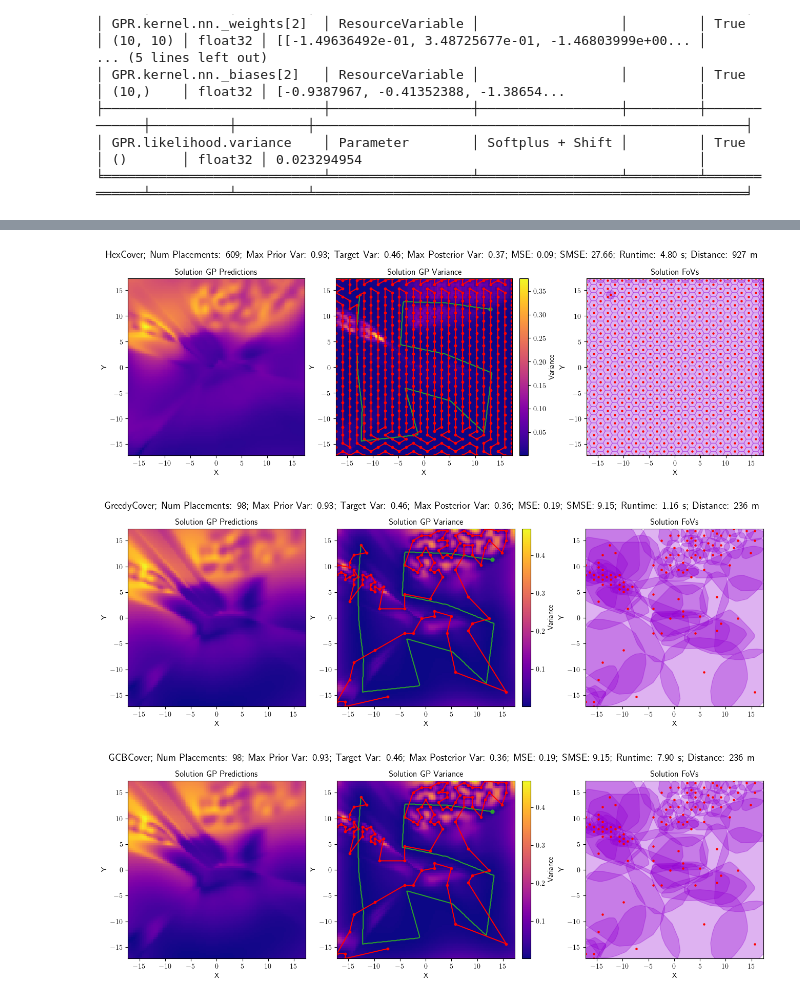
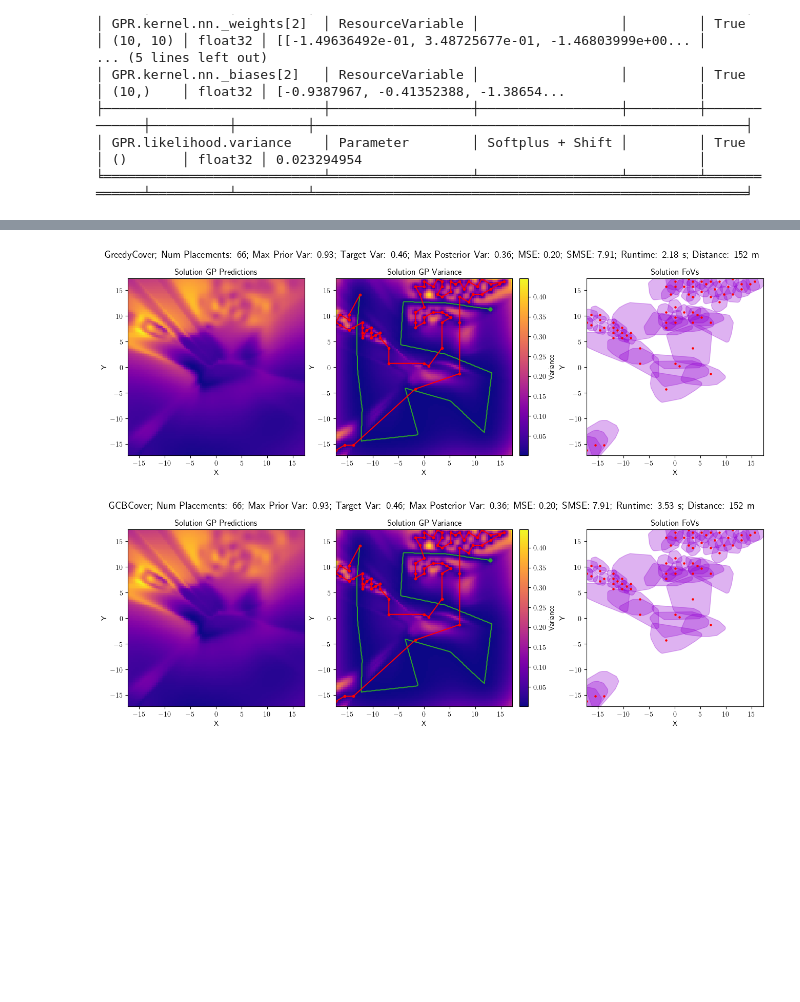
Before and after one commit to itskalvik/ICPP, a Jupyter notebook: demo.ipynb, the cells around one changed output, grey strips where cells are left out. Cells and saved outputs as stored; diff of their text form; code cells hidden in the pictures; blank space fills up the shorter version.

Commit message:
Add warm start to demo

```diff
--- a/demo.ipynb
+++ b/demo.ipynb
@@ -175,7 +257,7 @@ max_prior_var = init_model.predict_f(X_grid)[1].numpy().max()
 target_var_ratio = 0.5
 var_threshold = max_prior_var * target_var_ratio
 
-for method in ['HexCover', 'GreedyCover', 'GCBCover']:
+for method in ['GreedyCover', 'GCBCover']:
     cmodel = get_method(method)(num_sensing=len(X_train),
                                 X_objective=X_train,
                                 kernel=kernel,
@@ -184,6 +266,7 @@ for method in ['HexCover', 'GreedyCover', 'GCBCover']:
     s_time = time()
     X_sol, fovs = cmodel.optimize(post_var_threshold=var_threshold,
                                   return_fovs=True,
+                                  X_warm_start=X_init,
                                   start_nodes=X_init[None, -1])
     X_sol = X_sol[0]
     run_time = time()-s_time
@@ -221,34 +304,33 @@ for method in ['HexCover', 'GreedyCover', 'GCBCover']:
                         extent=extent, origin="lower", cmap='plasma')
     axes[1].scatter(X_sol[:, 0], X_sol[:, 1], c='r', s=10)
     axes[1].scatter(X_init[0, 0], X_init[0, 1], c='tab:green', s=25)
     axes[1].plot(X_init[:, 0], X_init[:, 1], c='tab:green')
     axes[1].plot(X_sol[:, 0], X_sol[:, 1], c='r')
     axes[1].set_title("Solution GP Variance")
     axes[1].set_aspect('equal')
     axes[1].set_xlabel('X')
     axes[1].set_ylabel('Y')
     fig.colorbar(sc2, ax=axes[1], orientation='vertical',
                 fraction=0.05, pad=0.04, label='Variance')
 
     # Third subplot — FoV data
     for fov in fovs:
         patch = MplPolygon(list(fov.exterior.coords),
                         closed=True,
                         facecolor='darkviolet',
                         edgecolor='darkviolet',
                         alpha=0.3)
         axes[2].add_patch(patch)
-    axes[2].scatter(X_sol[:, 0], X_sol[:, 1], c='r', s=5)
+    axes[2].scatter(X_sol[1:, 0], X_sol[1:, 1], c='r', s=5)
     axes[2].set_title("Solution FoVs")
     axes[2].set_aspect('equal')
     axes[2].set_xlabel('X')
     axes[2].set_ylabel('Y')
     axes[2].set_xlim(axes[1].get_xlim())
     axes[2].set_ylim(axes[1].get_ylim())
 
     fig.suptitle(f"{method}; Num Placements: {len(fovs)}; Max Prior Var: {max_prior_var:.2f}; Target Var: {var_threshold:.2f}; Max Posterior Var: {max_post_var:.2f}; MSE: {mse_e:.2f}; SMSE: {smse_e:.2f}; Runtime: {run_time:.2f} s; Distance: {distance:.0f} m", fontsize=14)
     plt.show()
 # %% [output]
-[figure, old version]
+[figure, new version]
-[figure, old version]
+[figure, new version]
-[figure, removed]
```
Also changed, not shown: parts of 3 cells of this notebook.
